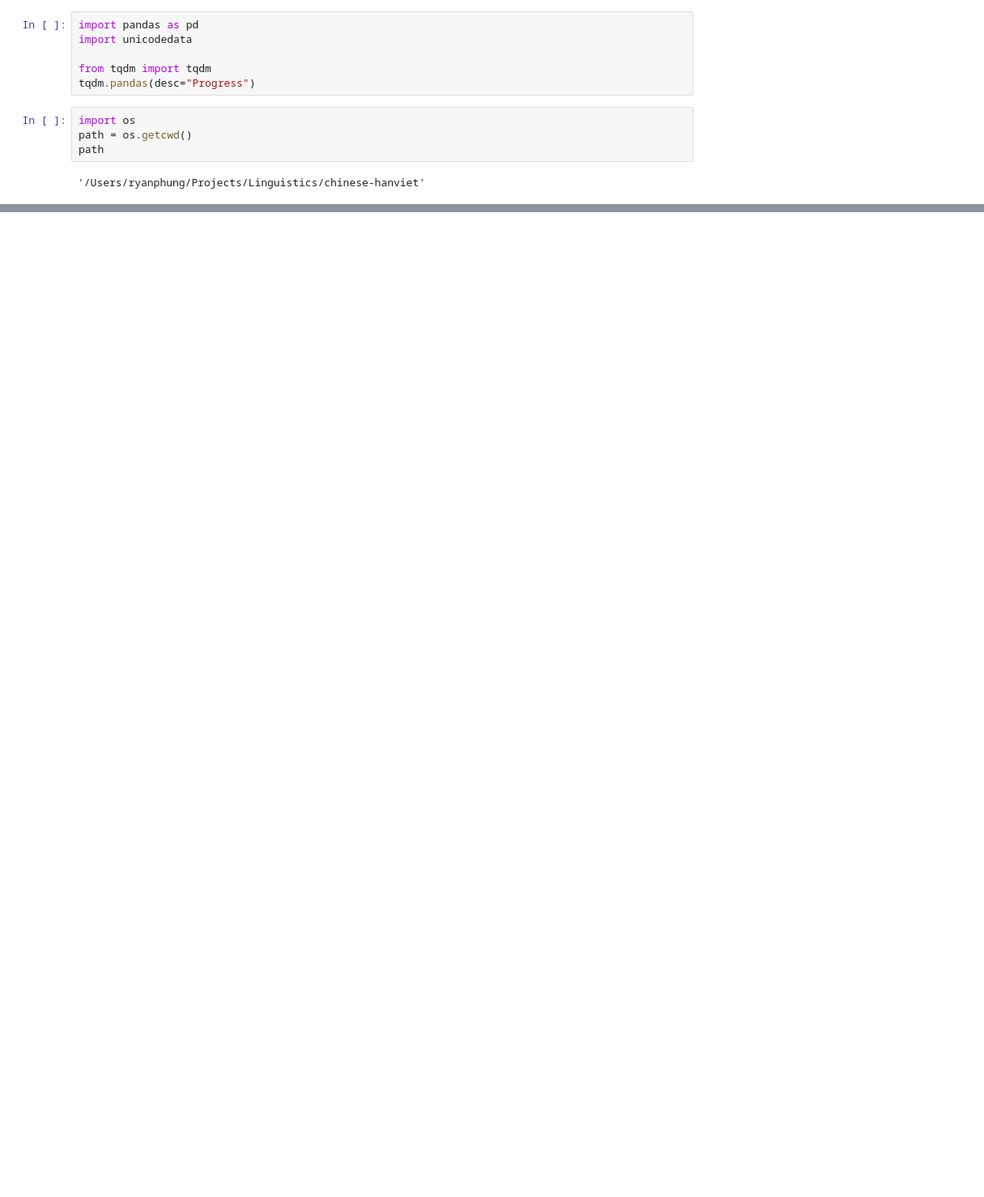
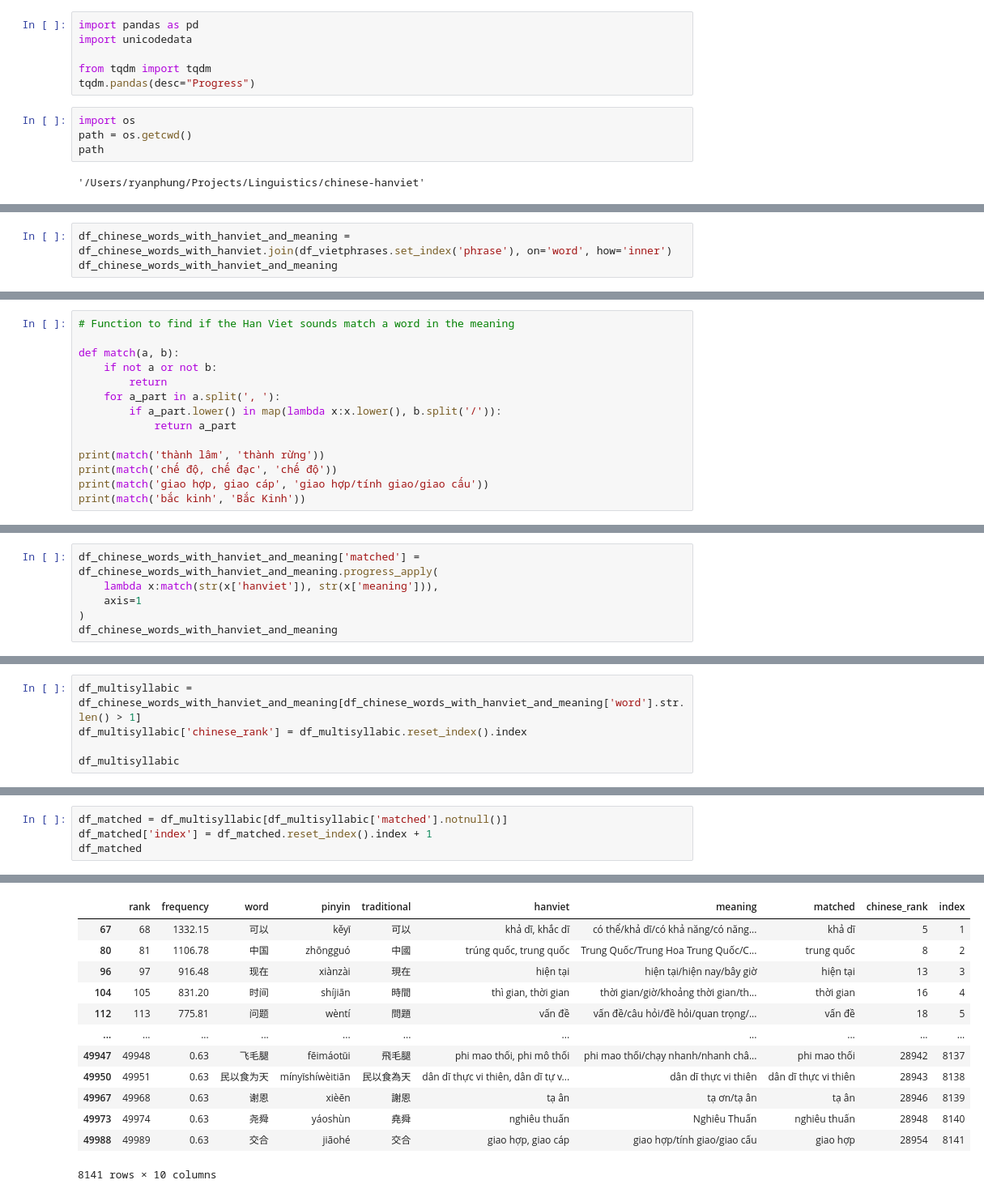
Before and after one commit to ryanphung/chinese-hanviet-cognates, a Jupyter notebook: chinese-hanviet.ipynb, the cells around one changed output, grey strips where cells are left out. Shown at 81% size. Saved outputs shown, nothing was run; the diff lists cells and outputs as text; blank space fills up the shorter version.

```diff
--- a/chinese-hanviet.ipynb
+++ b/chinese-hanviet.ipynb
@@ -112,0 +200,3 @@ df_words_hanviet.to_csv('outputs/hanviet.tsv', sep='\t', index_label=['no'])
+# %%
+df_chinese_words_with_hanviet_and_meaning = df_chinese_words_with_hanviet.join(df_vietphrases.set_index('phrase'), on='word', how='inner')
+df_chinese_words_with_hanviet_and_meaning
@@ -112,0 +217,14 @@ df_words_hanviet.to_csv('outputs/hanviet.tsv', sep='\t', index_label=['no'])
+# %%
+# Function to find if the Han Viet sounds match a word in the meaning
+
+def match(a, b):
+    if not a or not b:
+        return
+    for a_part in a.split(', '):
+        if a_part.lower() in map(lambda x:x.lower(), b.split('/')):
+            return a_part
+
+print(match('thành lâm', 'thành rừng'))
+print(match('chế độ, chế đạc', 'chế độ'))
+print(match('giao hợp, giao cáp', 'giao hợp/tính giao/giao cấu'))
+print(match('bắc kinh', 'Bắc Kinh'))
@@ -112,0 +236,6 @@ df_words_hanviet.to_csv('outputs/hanviet.tsv', sep='\t', index_label=['no'])
+# %%
+df_chinese_words_with_hanviet_and_meaning['matched'] = df_chinese_words_with_hanviet_and_meaning.progress_apply(
+    lambda x:match(str(x['hanviet']), str(x['meaning'])),
+    axis=1
+)
+df_chinese_words_with_hanviet_and_meaning
@@ -112,0 +256,5 @@ df_words_hanviet.to_csv('outputs/hanviet.tsv', sep='\t', index_label=['no'])
+# %%
+df_multisyllabic = df_chinese_words_with_hanviet_and_meaning[df_chinese_words_with_hanviet_and_meaning['word'].str.len() > 1]
+df_multisyllabic['chinese_rank'] = df_multisyllabic.reset_index().index
+
+df_multisyllabic
@@ -112,0 +280,5 @@ df_words_hanviet.to_csv('outputs/hanviet.tsv', sep='\t', index_label=['no'])
+# %%
+df_matched = df_multisyllabic[df_multisyllabic['matched'].notnull()]
+df_matched['index'] = df_matched.reset_index().index + 1
+df_matched
+# %% [output]
@@ -112,0 +290,13 @@ df_words_hanviet.to_csv('outputs/hanviet.tsv', sep='\t', index_label=['no'])
+|  | rank | frequency | word | pinyin | traditional | hanviet | meaning | matched | chinese_rank | index |
+| 67 | 68 | 1332.15 | 可以 | kěyǐ | 可以 | khả dĩ, khắc dĩ | có thể/khả dĩ/có khả năng/có năng... | khả dĩ | 5 | 1 |
+| 80 | 81 | 1106.78 | 中国 | zhōngguó | 中國 | trúng quốc, trung quốc | Trung Quốc/Trung Hoa Trung Quốc/C... | trung quốc | 8 | 2 |
+| 96 | 97 | 916.48 | 现在 | xiànzài | 現在 | hiện tại | hiện tại/hiện nay/bây giờ | hiện tại | 13 | 3 |
+| 104 | 105 | 831.20 | 时间 | shíjiān | 時間 | thì gian, thời gian | thời gian/giờ/khoảng thời gian/th... | thời gian | 16 | 4 |
+| 112 | 113 | 775.81 | 问题 | wèntí | 問題 | vấn đề | vấn đề/câu hỏi/đề hỏi/quan trọng/... | vấn đề | 18 | 5 |
+| ... | ... | ... | ... | ... | ... | ... | ... | ... | ... | ... |
+| 49947 | 49948 | 0.63 | 飞毛腿 | fēimáotǔi | 飛毛腿 | phi mao thối, phi mô thối | phi mao thối/chạy nhanh/nhanh châ... | phi mao thối | 28942 | 8137 |
+| 49950 | 49951 | 0.63 | 民以食为天 | mínyǐshíwèitiān | 民以食為天 | dân dĩ thực vi thiên, dân dĩ tự v... | dân dĩ thực vi thiên | dân dĩ thực vi thiên | 28943 | 8138 |
+| 49967 | 49968 | 0.63 | 谢恩 | xièēn | 謝恩 | tạ ân | tạ ơn/tạ ân | tạ ân | 28946 | 8139 |
+| 49973 | 49974 | 0.63 | 尧舜 | yáoshùn | 堯舜 | nghiêu thuấn | Nghiêu Thuấn | nghiêu thuấn | 28948 | 8140 |
+| 49988 | 49989 | 0.63 | 交合 | jiāohé | 交合 | giao hợp, giao cáp | giao hợp/tính giao/giao cấu | giao hợp | 28954 | 8141 |
+8141 rows × 10 columns
```
Also changed, not shown: parts of 18 cells of this notebook, 6 other files.
